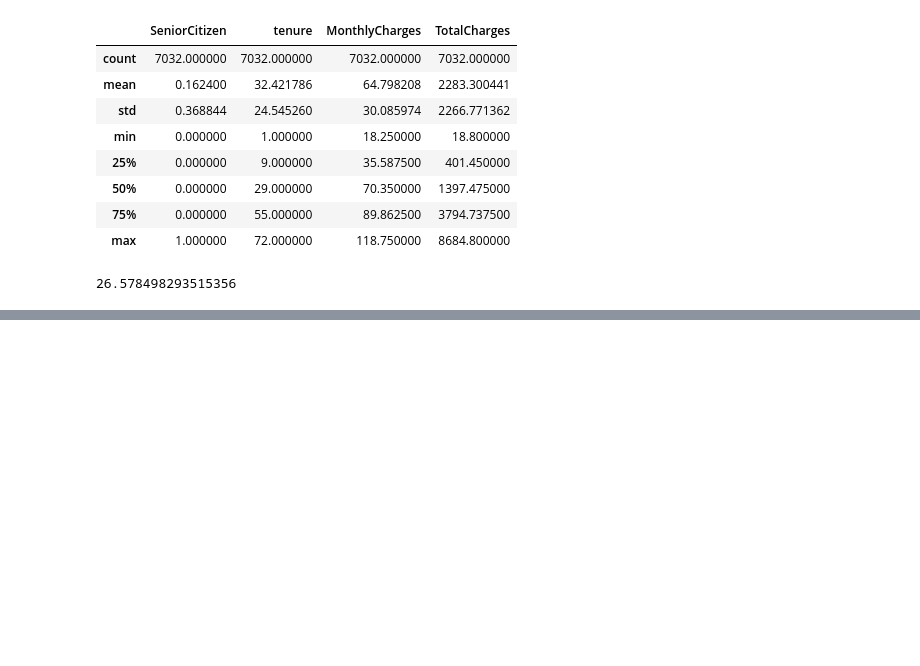
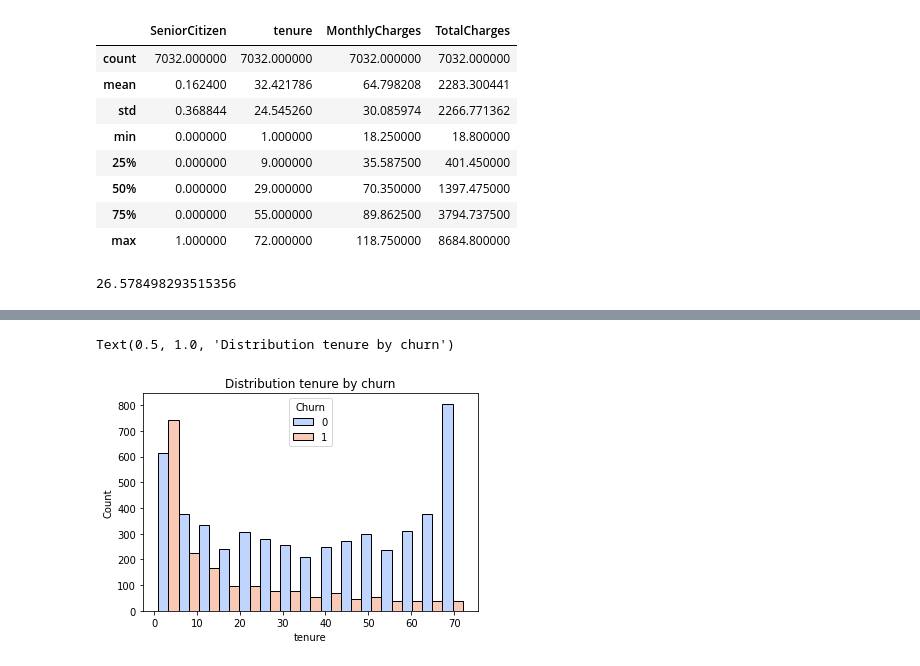
Before and after one commit to LvnnnX/JointsCampUGM, a Jupyter notebook: Pertemuan 1 (Pandas)/Meet_1.ipynb, the cells around one changed output, grey strips where cells are left out. Cells and saved outputs as stored; diff of their text form; code cells hidden in the pictures; blank space fills up the shorter version.

```diff
--- a/Pertemuan 1 (Pandas)/Meet_1.ipynb
+++ b/Pertemuan 1 (Pandas)/Meet_1.ipynb
@@ -173,0 +267,7 @@ yes_churn = len(df[df['Churn']=='Yes'])
+# %%
+#histplot
+sns.histplot(df,x='tenure',hue='Churn',multiple='dodge',palette='coolwarm')
+plt.title('Distribution tenure by churn')
+# %% [output]
+Text(0.5, 1.0, 'Distribution tenure by churn')
+[figure, added]
```
Also changed, not shown: parts of 21 cells of this notebook.
